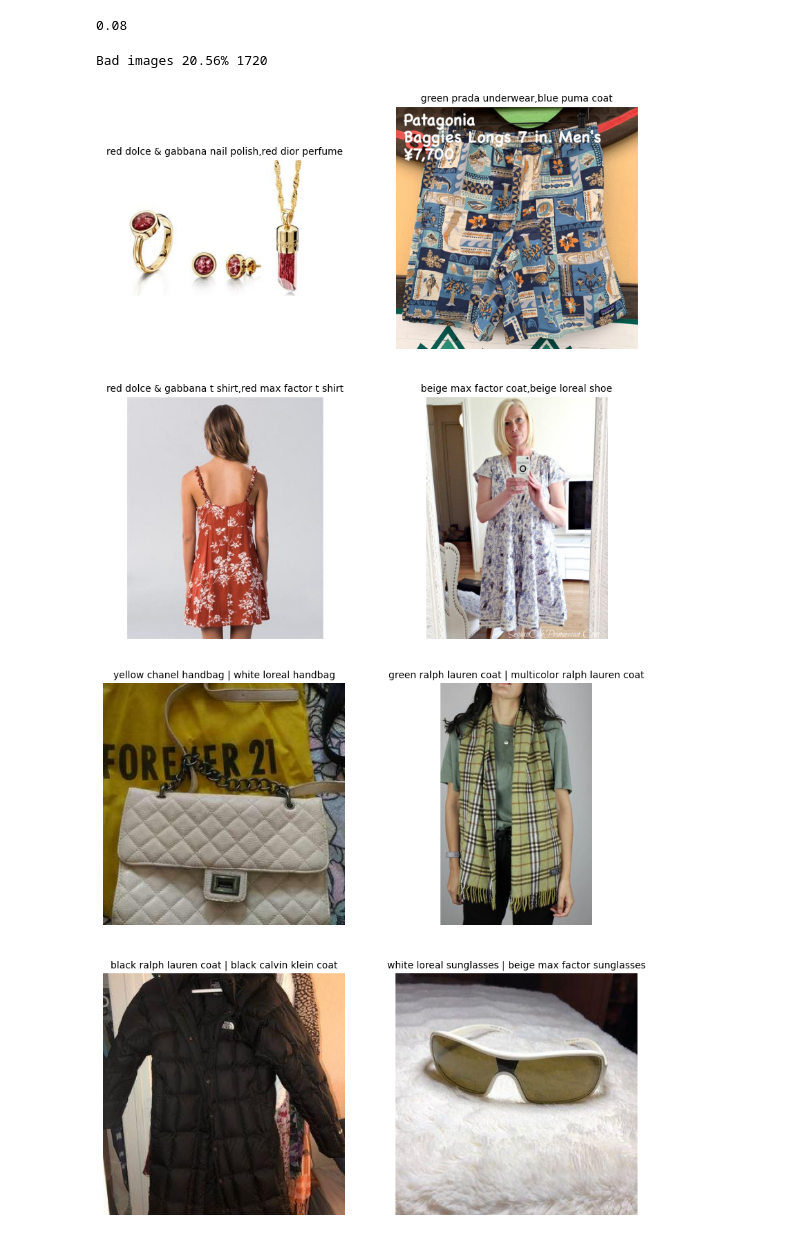
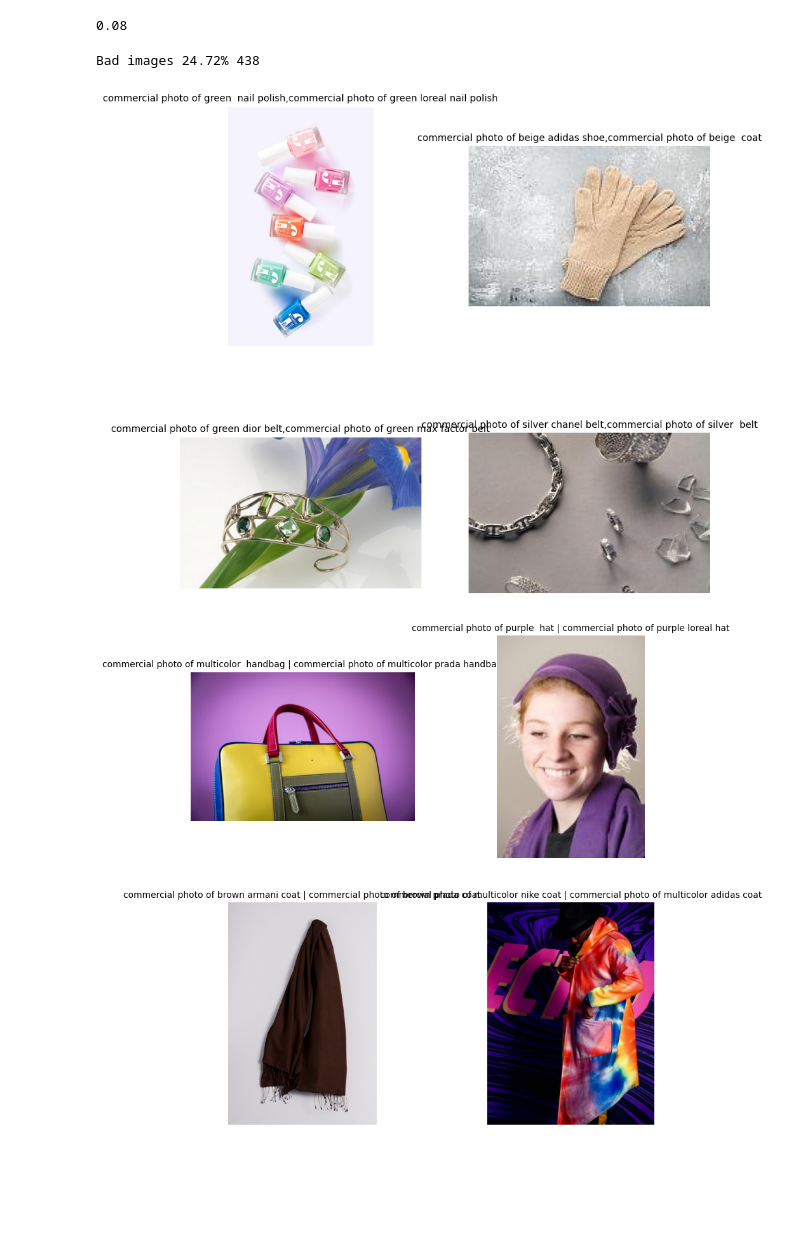
Before and after one commit to mattmdjaga/automatic_label, a Jupyter notebook: cleaning_dataset.ipynb, the cells around one changed output. Cells and saved outputs as stored; diff of their text form; code cells hidden in the pictures; blank space fills up the shorter version.

```diff
--- a/cleaning_dataset.ipynb
+++ b/cleaning_dataset.ipynb
@@ -89,6 +82,6 @@ red max factor nail polish red max factor nail polish
 # %%
 del temp_embeddings, text_embeddings, descriptions_tokens
 # %%
-imgs = os.listdir('temp_imgs')
+imgs = os.listdir('com_images')
 len(imgs)
 # %% [output]
@@ -97,7 +90,7 @@ len(imgs)
 img_scores = []
 img_tags = []
 for i in tqdm(range(len(imgs))):
-    img = Image.open(f'temp_imgs/{imgs[i]}')
+    img = Image.open(f'com_images/{imgs[i]}')
     #img = preprocesses[0](img).unsqueeze(0).to(device)
     top_3_scores = 0
     voting = defaultdict(float)
@@ -129,6 +134,3 @@ for i in tqdm(range(len(imgs))):
 # %%
 pickle.dump(img_tags, open('temp_data/img_tags.pt', 'wb'))
 pickle.dump(img_scores, open('temp_data/img_scores.pt', 'wb'))
-# %%
-for tag, score in voting[:3]:
-    print(tag, score)
@@ -157,37 +158,37 @@ wrong = []
 right = []
 for j, scores in enumerate(img_scores):
     score = np.mean(scores)
-    if score < 0.5:
+    if score < 0.6:
         wrong.append(j)
         i += 1
     else:
         right.append(j)
 print(f"Bad images {round(len(wrong)/len(img_scores)*100, 2)}%", i)
 # %% [output]
-Bad images 20.56% 1720
+Bad images 24.72% 438
 # %%
 import random
 
 # get 4 random images from the wrong ones and plot them in a 2x2 grid
 fig, axs = plt.subplots(2, 2, figsize=(10, 10))
 for i, ax in enumerate(axs.flat):
     idx = random.randint(0, len(wrong)-1)
-    img = Image.open(f'temp_imgs/{imgs[wrong[idx]]}')
+    img = Image.open(f'com_images/{imgs[wrong[idx]]}')
     ax.imshow(img)
     labels = ','.join(img_tags[wrong[idx]][:2])
     #scores = ','.join([str(round(score, 2)) for score in img_scores[wrong[idx]]])
     score = round(img_scores[wrong[idx]][0],2)
     ax.set_title(f"{labels}", fontsize=10)
     #ax.set_title(f"{img_tags[wrong[idx]]} {img_scores[wrong[idx]]:.2f}")
     ax.axis('off')
 # %% [output]
-[figure, old version]
+[figure, new version]
 # %%
 # get 4 random images from the right ones and plot them in a 2x2 grid
 fig, axs = plt.subplots(2, 2, figsize=(10, 10))
 for i, ax in enumerate(axs.flat):
     idx = random.randint(0, len(right)-1)
-    img = Image.open(f'temp_imgs/{imgs[right[idx]]}')
+    img = Image.open(f'com_images/{imgs[right[idx]]}')
     ax.imshow(img)
     labels = ' | '.join(img_tags[right[idx]][:2])
     #scores = ','.join([str(round(score, 2)) for score in img_scores[right[idx]]])
@@ -196,4 +197,4 @@ for i, ax in enumerate(axs.flat):
     #ax.set_title(f"{img_tags[right[idx]]} {img_scores[right[idx]]:.2f}")
     ax.axis('off')
 # %% [output]
-[figure, old version]
+[figure, new version]
```
Also changed, not shown: parts of 8 cells of this notebook, 14 other files.
